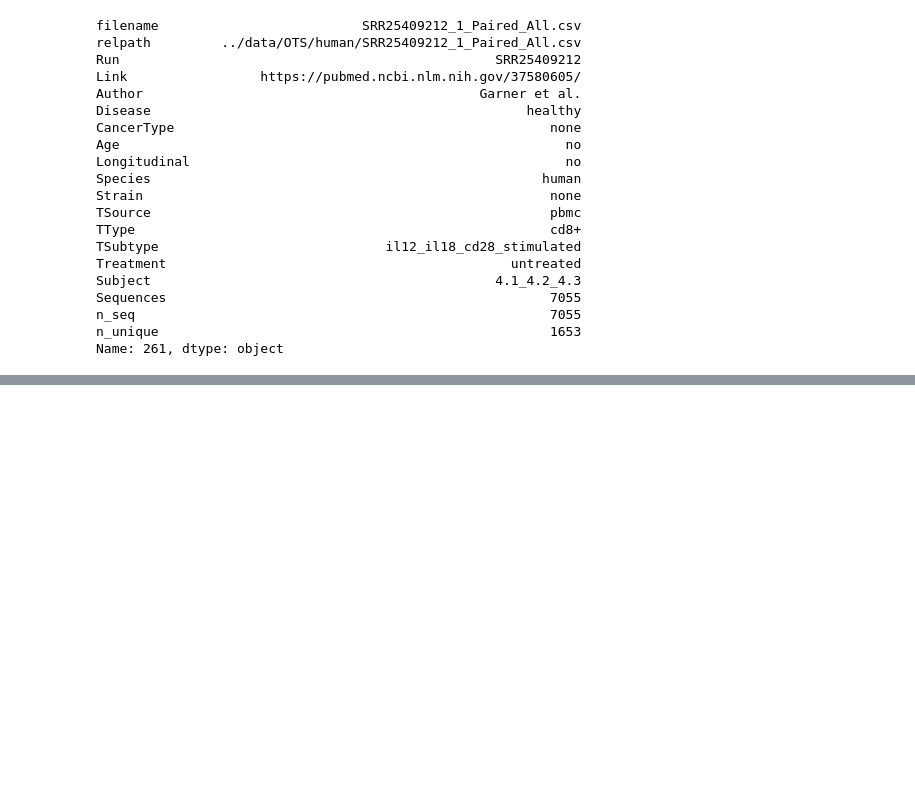
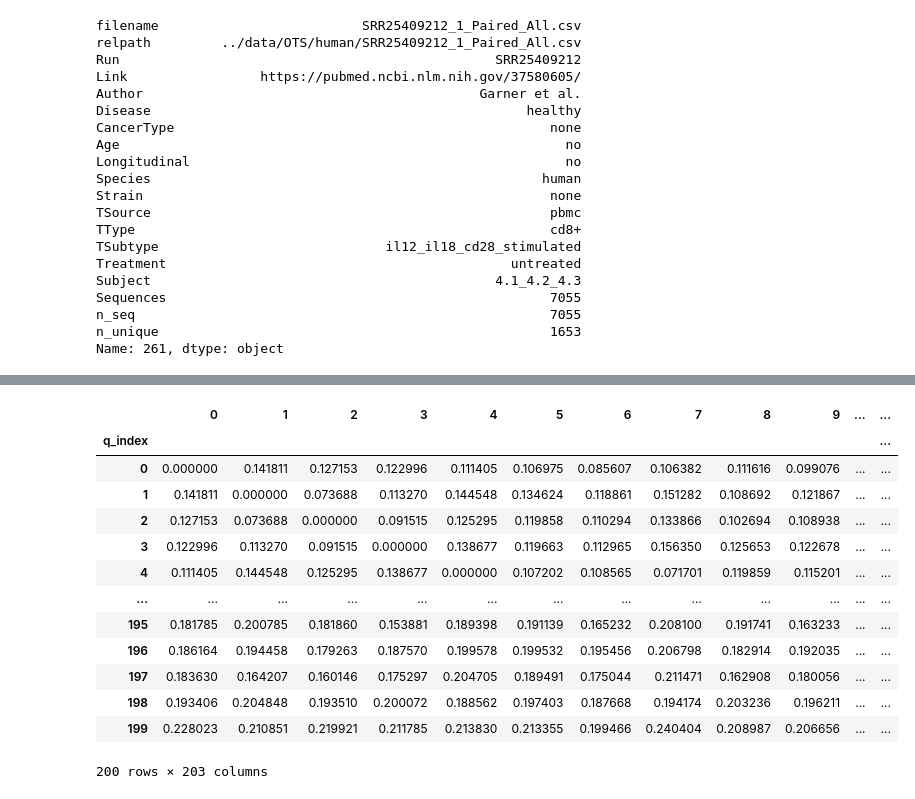
Before and after one commit to richieYT-wan/tclustr, a Jupyter notebook: notebooks/240819_PatientData.ipynb, the cells around one changed output, grey strips where cells are left out. Cells and saved outputs as stored; diff of their text form; code cells hidden in the pictures; blank space fills up the shorter version.

```diff
--- a/notebooks/240819_PatientData.ipynb
+++ b/notebooks/240819_PatientData.ipynb
@@ -553,3 +553,21 @@ mixed_test.head(2)
 |  | tcr | v_beta | d_beta | j_beta | B1 | B2 | B3 | v_alpha | d_alpha | j_alpha | A1 | ... |
 | 611 | TSGFNGNVLDGLAVMDSNYQLIWNHNNSYGVQD... | TRBV10-1*01 | TRBD1*01 | TRBJ2-2*01 | WNHNN | SYGVQD | ASSDRDTGELF | TRAV1-2*01 | NaN | TRAJ33*01 | TSGFNG | ... |
 | 814 | TSGFNGNVLDGLAVRDSDYKLSMRHNASNTAGT... | TRBV6-4*02 | TRBD2*01 | TRBJ2-6*01 | MRHNA | SNTAGT | ASSPGGPSGANVLT | TRAV1-2*01 | NaN | TRAJ20*01 | TSGFNG | ... |
+# %%
+dm = pd.read_csv('../data/mixed_test_data_TBCR_distmatrix.csv', index_col=0)
+dm
+# %% [output]
+|  | 0 | 1 | 2 | 3 | 4 | 5 | 6 | 7 | 8 | 9 | ... | ... |
+| q_index |  |  |  |  |  |  |  |  |  |  |  | ... |
+| 0 | 0.000000 | 0.141811 | 0.127153 | 0.122996 | 0.111405 | 0.106975 | 0.085607 | 0.106382 | 0.111616 | 0.099076 | ... | ... |
+| 1 | 0.141811 | 0.000000 | 0.073688 | 0.113270 | 0.144548 | 0.134624 | 0.118861 | 0.151282 | 0.108692 | 0.121867 | ... | ... |
+| 2 | 0.127153 | 0.073688 | 0.000000 | 0.091515 | 0.125295 | 0.119858 | 0.110294 | 0.133866 | 0.102694 | 0.108938 | ... | ... |
+| 3 | 0.122996 | 0.113270 | 0.091515 | 0.000000 | 0.138677 | 0.119663 | 0.112965 | 0.156350 | 0.125653 | 0.122678 | ... | ... |
+| 4 | 0.111405 | 0.144548 | 0.125295 | 0.138677 | 0.000000 | 0.107202 | 0.108565 | 0.071701 | 0.119859 | 0.115201 | ... | ... |
+| ... | ... | ... | ... | ... | ... | ... | ... | ... | ... | ... | ... | ... |
+| 195 | 0.181785 | 0.200785 | 0.181860 | 0.153881 | 0.189398 | 0.191139 | 0.165232 | 0.208100 | 0.191741 | 0.163233 | ... | ... |
+| 196 | 0.186164 | 0.194458 | 0.179263 | 0.187570 | 0.199578 | 0.199532 | 0.195456 | 0.206798 | 0.182914 | 0.192035 | ... | ... |
+| 197 | 0.183630 | 0.164207 | 0.160146 | 0.175297 | 0.204705 | 0.189491 | 0.175044 | 0.211471 | 0.162908 | 0.180056 | ... | ... |
+| 198 | 0.193406 | 0.204848 | 0.193510 | 0.200072 | 0.188562 | 0.197403 | 0.187668 | 0.194174 | 0.203236 | 0.196211 | ... | ... |
+| 199 | 0.228023 | 0.210851 | 0.219921 | 0.211785 | 0.213830 | 0.213355 | 0.199466 | 0.240404 | 0.208987 | 0.206656 | ... | ... |
+200 rows × 203 columns
```
Also changed, not shown: 3 other files.
